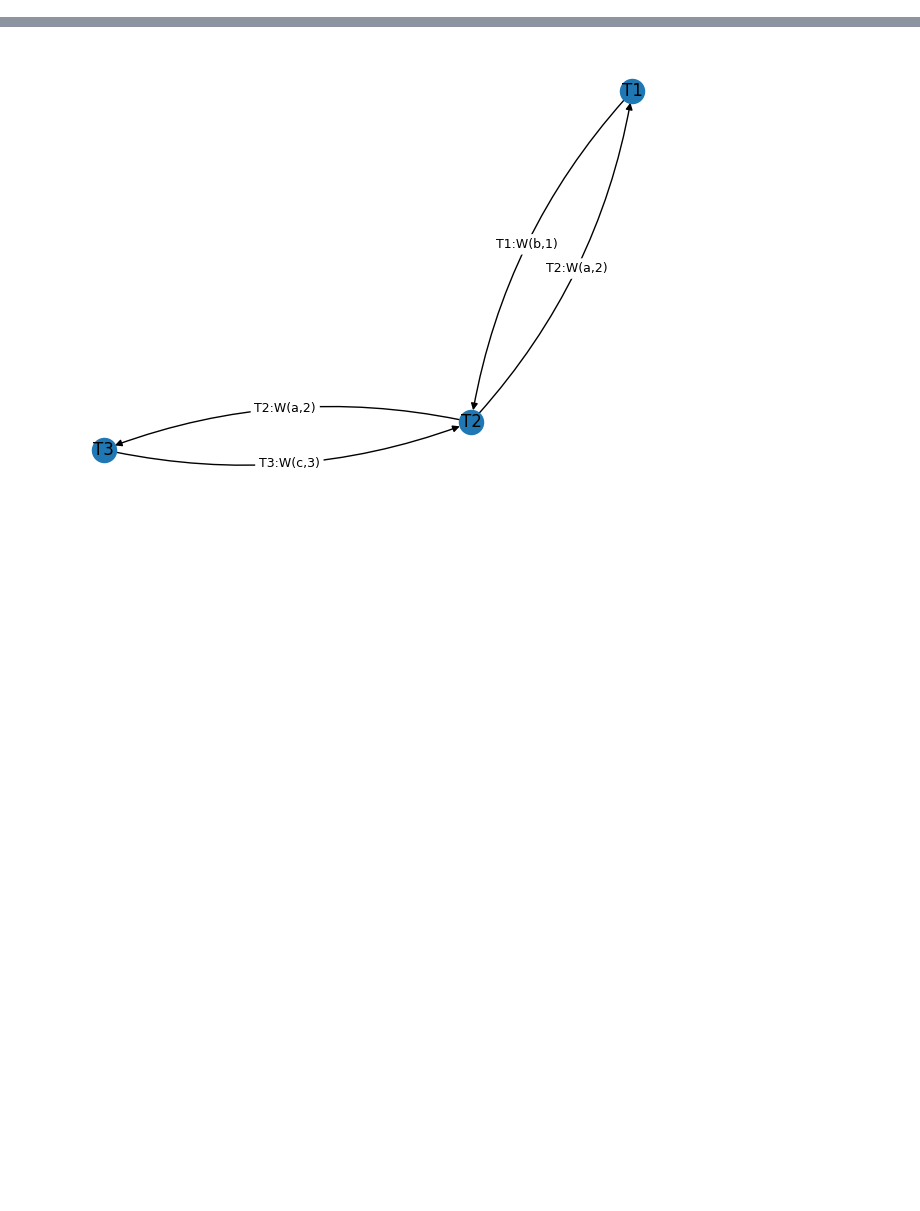
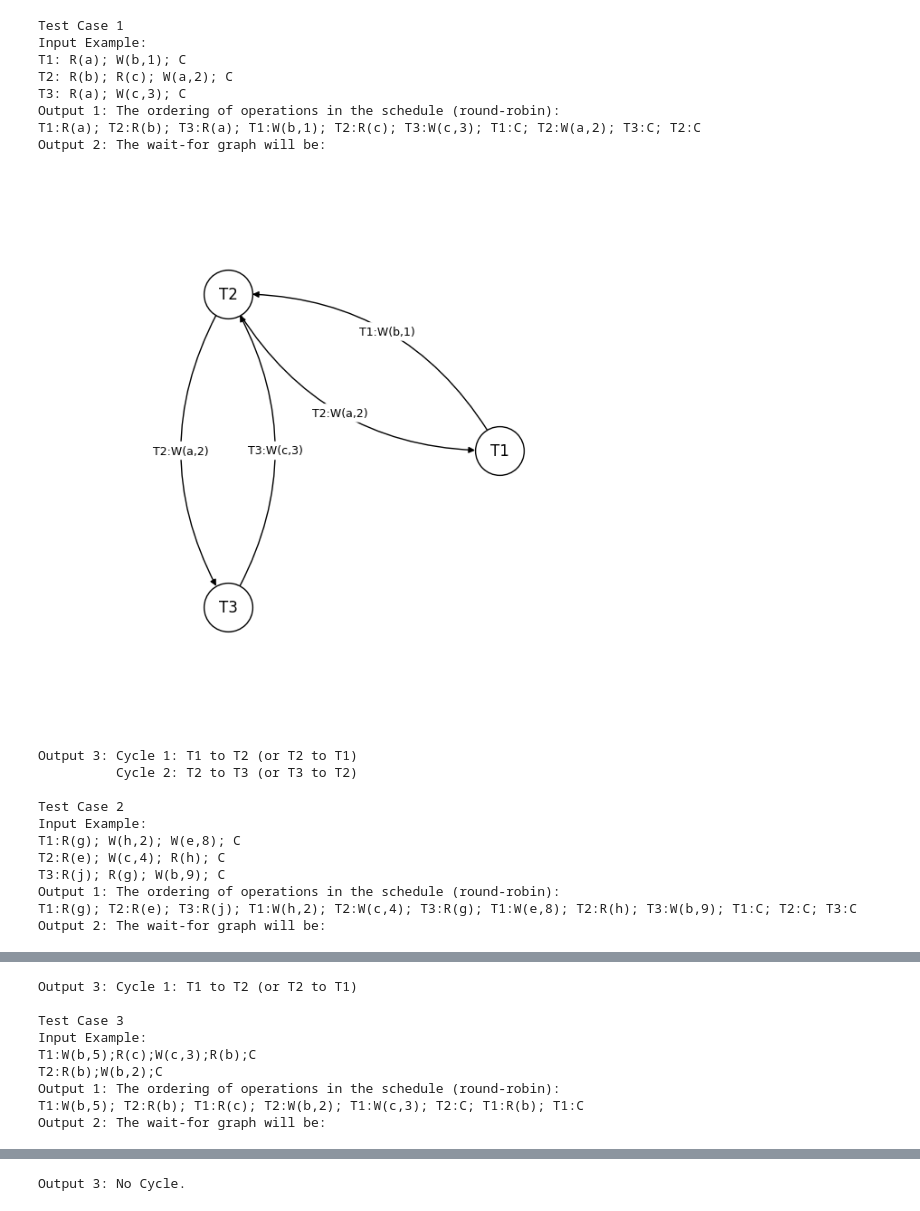
Before and after one commit to BLACKADDER-VIII/DB_WaitForGraph, a Jupyter notebook: analyze_graph.ipynb, the cells around one changed output, grey strips where cells are left out. Drawn from its saved outputs; the diff is of its cells as text; code cells hidden in the pictures; blank space fills up the shorter version.

Commit message:
Added testing of sample cases

```diff
--- a/analyze_graph.ipynb
+++ b/analyze_graph.ipynb
@@ -4,2 +112,25 @@ import matplotlib.pyplot as plt
 # %%
-g = nx.read_graphml("graphs/wait_for_graph.graphml")
+# Run the driver on the three test cases of "sample outputs.pdf"
+for i in [1, 2, 3]:
+    report(i, f"tests/test{i}.txt")
+# %% [output]
+Test Case 1
+Input Example:
+T1: R(a); W(b,1); C
+T2: R(b); R(c); W(a,2); C
+T3: R(a); W(c,3); C
+Output 1: The ordering of operations in the schedule (round-robin):
+T1:R(a); T2:R(b); T3:R(a); T1:W(b,1); T2:R(c); T3:W(c,3); T1:C; T2:W(a,2); T3:C; T2:C
+Output 2: The wait-for graph will be:
+[figure, added]
+Output 3: Cycle 1: T1 to T2 (or T2 to T1)
+          Cycle 2: T2 to T3 (or T3 to T2)
+
+Test Case 2
+Input Example:
+T1:R(g); W(h,2); W(e,8); C
+T2:R(e); W(c,4); R(h); C
+T3:R(j); R(g); W(b,9); C
+Output 1: The ordering of operations in the schedule (round-robin):
+T1:R(g); T2:R(e); T3:R(j); T1:W(h,2); T2:W(c,4); T3:R(g); T1:W(e,8); T2:R(h); T3:W(b,9); T1:C; T2:C; T3:C
+Output 2: The wait-for graph will be:
@@ -5,0 +138,9 @@ g = nx.read_graphml("graphs/wait_for_graph.graphml")
+Output 3: Cycle 1: T1 to T2 (or T2 to T1)
+
+Test Case 3
+Input Example:
+T1:W(b,5);R(c);W(c,3);R(b);C
+T2:R(b);W(b,2);C
+Output 1: The ordering of operations in the schedule (round-robin):
+T1:W(b,5); T2:R(b); T1:R(c); T2:W(b,2); T1:W(c,3); T2:C; T1:R(b); T1:C
+Output 2: The wait-for graph will be:
@@ -6,15 +148 @@ g = nx.read_graphml("graphs/wait_for_graph.graphml")
+Output 3: No Cycle.
-# %%
-rad = 0.15   # Curvature of the edges, so that T1->T2 and T2->T1 do not overlap
-pos = nx.spring_layout(g, seed=0)   # Fixed seed: the same layout on every run
-nx.draw(g, pos, with_labels=True, connectionstyle=f'arc3, rad={rad}')
-plt.gca().set_aspect('equal')   # Keeps the label positions below on the curves
-
-# Show each edge's transaction_op attribute at the middle of that edge's own
-# curve, so the two directions between a pair of transactions stay apart
-for u, v, op in g.edges(data='transaction_op'):
-    (x1, y1), (x2, y2) = pos[u], pos[v]
-    plt.text((x1 + x2)/2 + rad*(y2 - y1)/2, (y1 + y2)/2 - rad*(x2 - x1)/2, op,
-             ha='center', va='center', fontsize=9,
-             bbox=dict(boxstyle='round', fc='white', ec='none'))
-# %% [output]
-[figure, removed]
```
Also changed, not shown: parts of 6 cells of this notebook, 15 other files.
